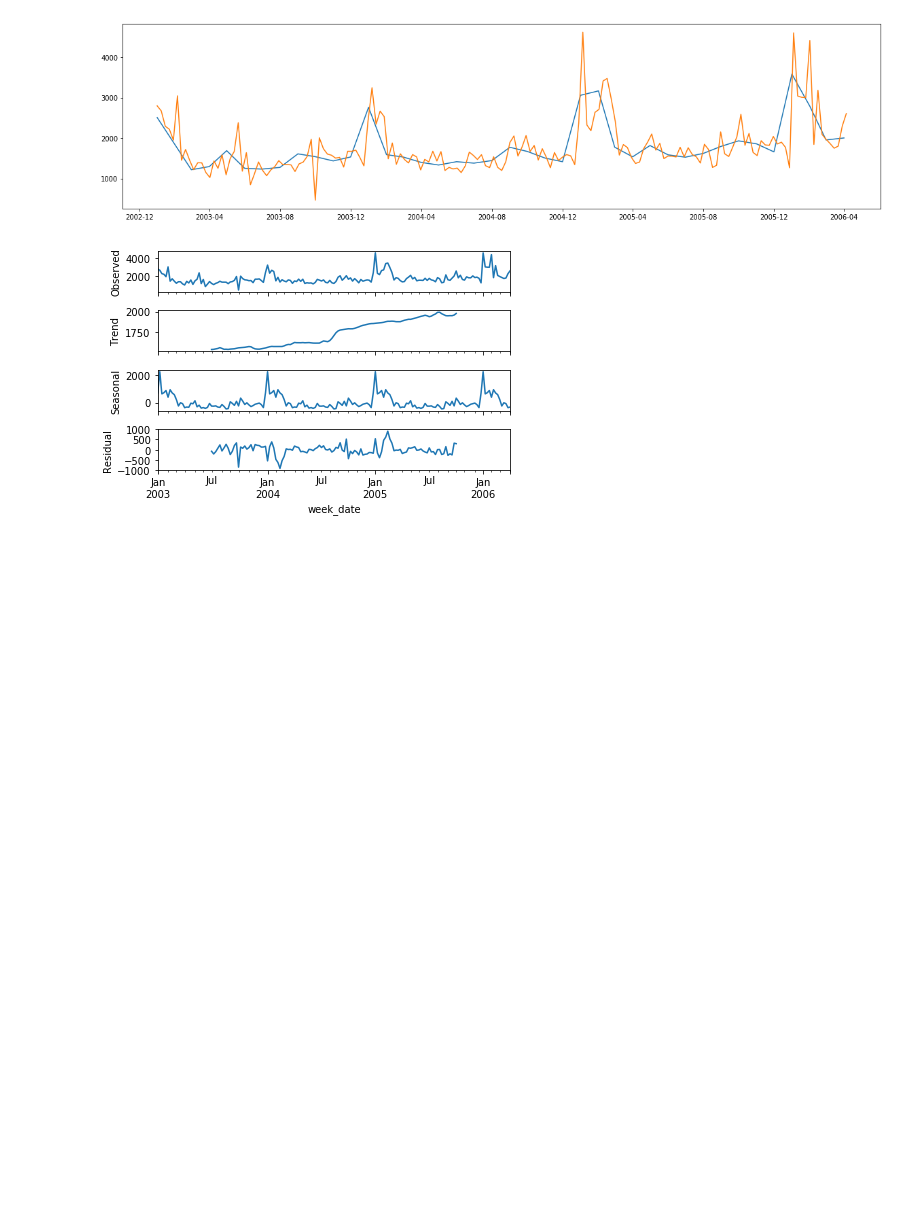
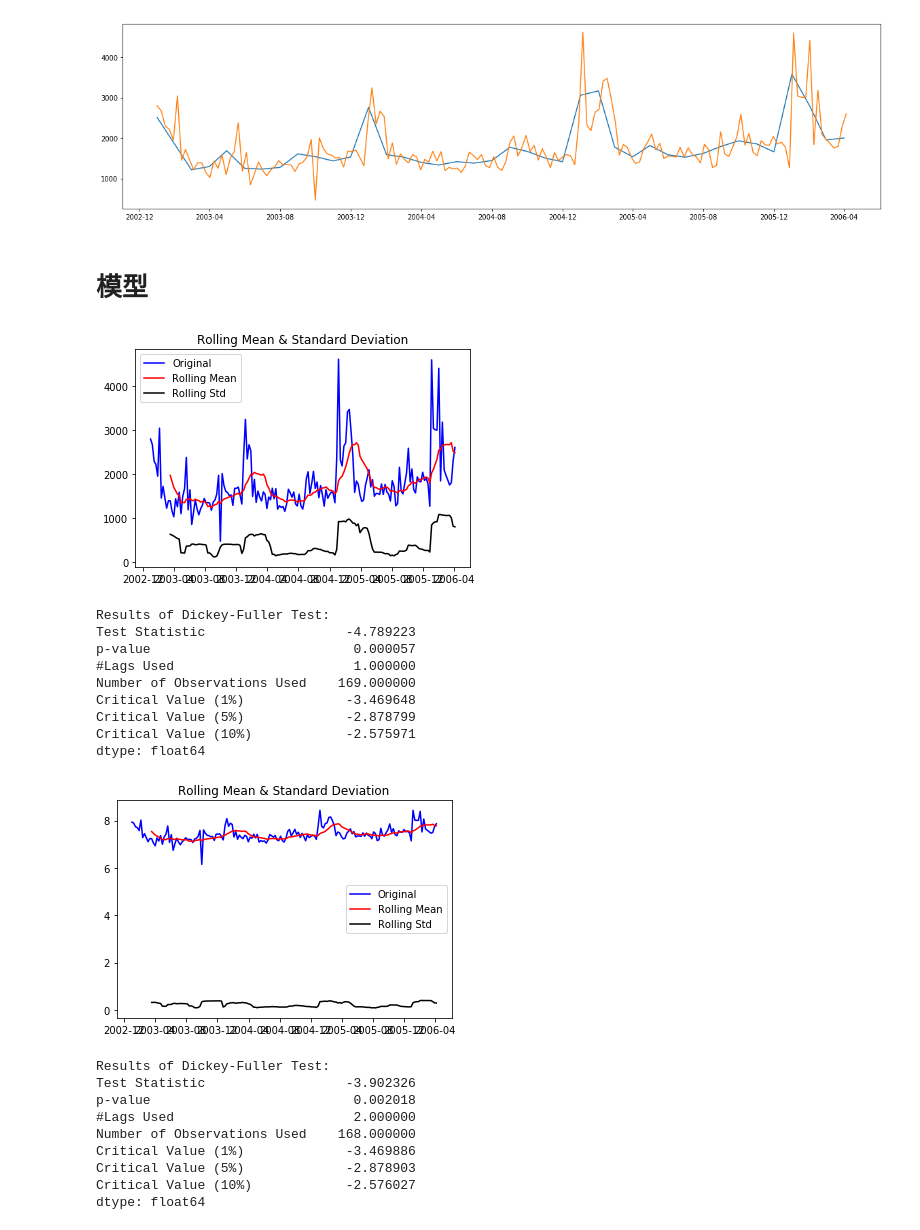
Before and after one commit to EchanHe/yancheng, a Jupyter notebook: data_manipulation.ipynb, the cells around one changed output. Drawn from its saved outputs; the diff is of its cells as text; code cells hidden in the pictures; blank space fills up the shorter version.

```diff
--- a/data_manipulation.ipynb
+++ b/data_manipulation.ipynb
@@ -261,14 +288,40 @@ cnt_ave_week    171 non-null float64
 dtypes: float64(1)
 memory usage: 2.7 KB
 [figure]
+# %% [markdown]
+# 模型
 # %%
 ############模型#####
 
-#对月的数据进行forecast
 
+#对周的数据进行forecast
 
-decomposition = seasonal_decompose(data_train_weekly, model='additive')
-fig = decomposition.plot()
-plt.show()
+#测试stationary
+ts_week = data_train_weekly["cnt_ave_week"]
+test_stationarity(ts_week)
+ts_week_log = np.log(ts_week)
+test_stationarity(ts_week_log)
+# decomposition = seasonal_decompose(data_train_monthly, model='additive')
+# fig = decomposition.plot()
+# plt.show()
 # %% [output]
-[figure, old version]
+[figure, new version]
+Results of Dickey-Fuller Test:
+Test Statistic                  -4.789223
+p-value                          0.000057
+#Lags Used                       1.000000
+Number of Observations Used    169.000000
+Critical Value (1%)             -3.469648
+Critical Value (5%)             -2.878799
+Critical Value (10%)            -2.575971
+dtype: float64
+[figure, added]
+Results of Dickey-Fuller Test:
+Test Statistic                  -3.902326
+p-value                          0.002018
+#Lags Used                       2.000000
+Number of Observations Used    168.000000
+Critical Value (1%)             -3.469886
+Critical Value (5%)             -2.878903
+Critical Value (10%)            -2.576027
+dtype: float64
```
Also changed, not shown: parts of 23 cells of this notebook, 3 other files.
